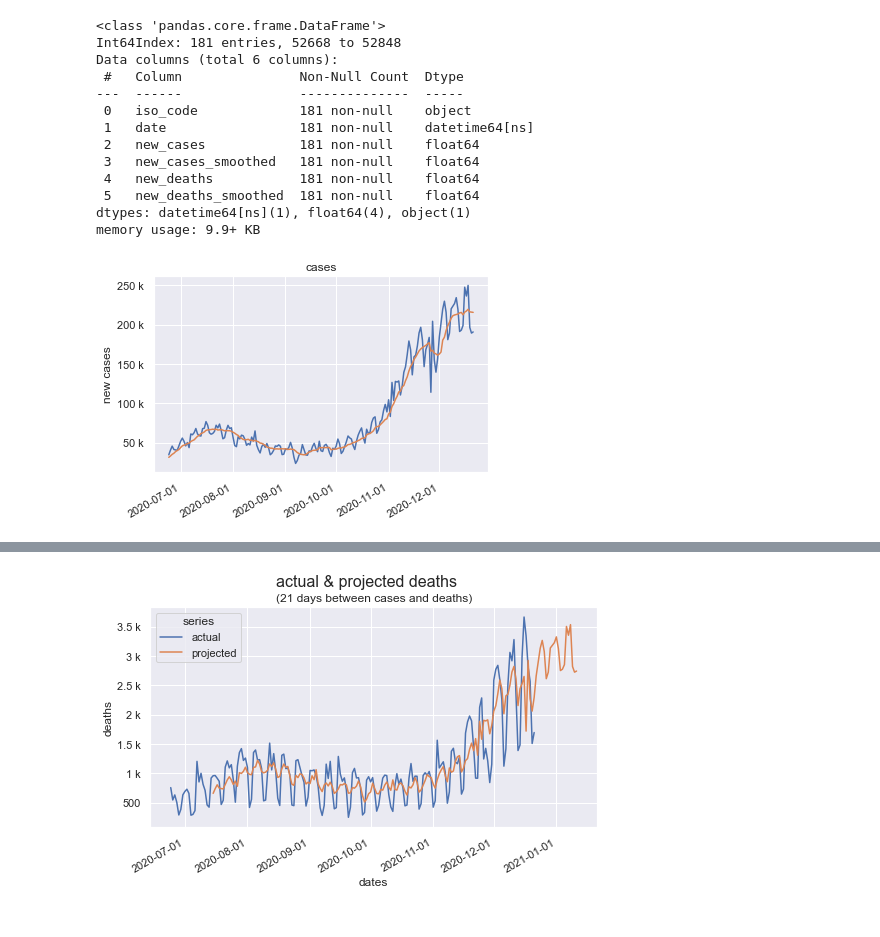
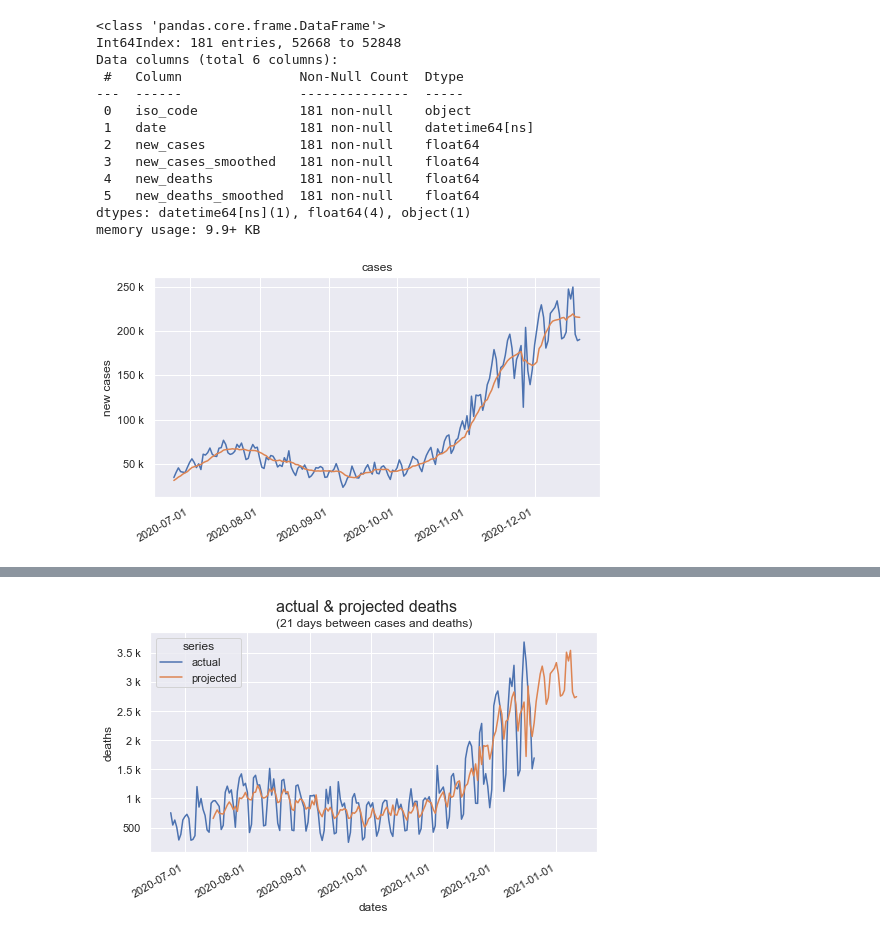
Before and after one commit to dkackman/covid, a Jupyter notebook: covid-linear-regression.ipynb, the cells around one changed output, grey strips where cells are left out. Cells and saved outputs as stored; diff of their text form; code cells hidden in the pictures.

Commit message:
make cases chart same size as comparison charts

```diff
--- a/covid-linear-regression.ipynb
+++ b/covid-linear-regression.ipynb
@@ -41,20 +41,21 @@ memory usage: 9.9+ KB
 # %%
 fig, ax = plt.subplots()
 
 ax.set_ylabel("new cases")
 ax.plot(df["date"], df[['new_cases']])
 ax.plot(df["date"], df[['new_cases_smoothed']])
 ax.xaxis.set_major_locator(mdates.MonthLocator())
 ax.xaxis.set_major_formatter(mdates.DateFormatter('%Y-%m-%d'))
 ax.yaxis.set_major_formatter(ticker.EngFormatter())
 
 fig.autofmt_xdate()
+fig.set_size_inches(8, 4.5)
 
 plt.title("cases")
 plt.show()
 fig.savefig("cases.png", bbox_inches='tight')
 # %% [output]
-[figure, old version]
+[figure, new version]
 # %%
 model = BestFitModel(df[['new_cases']], df['new_deaths'], MAX_OFFSET)
 
```
Also changed, not shown: parts of 2 cells of this notebook, 5 other files.
